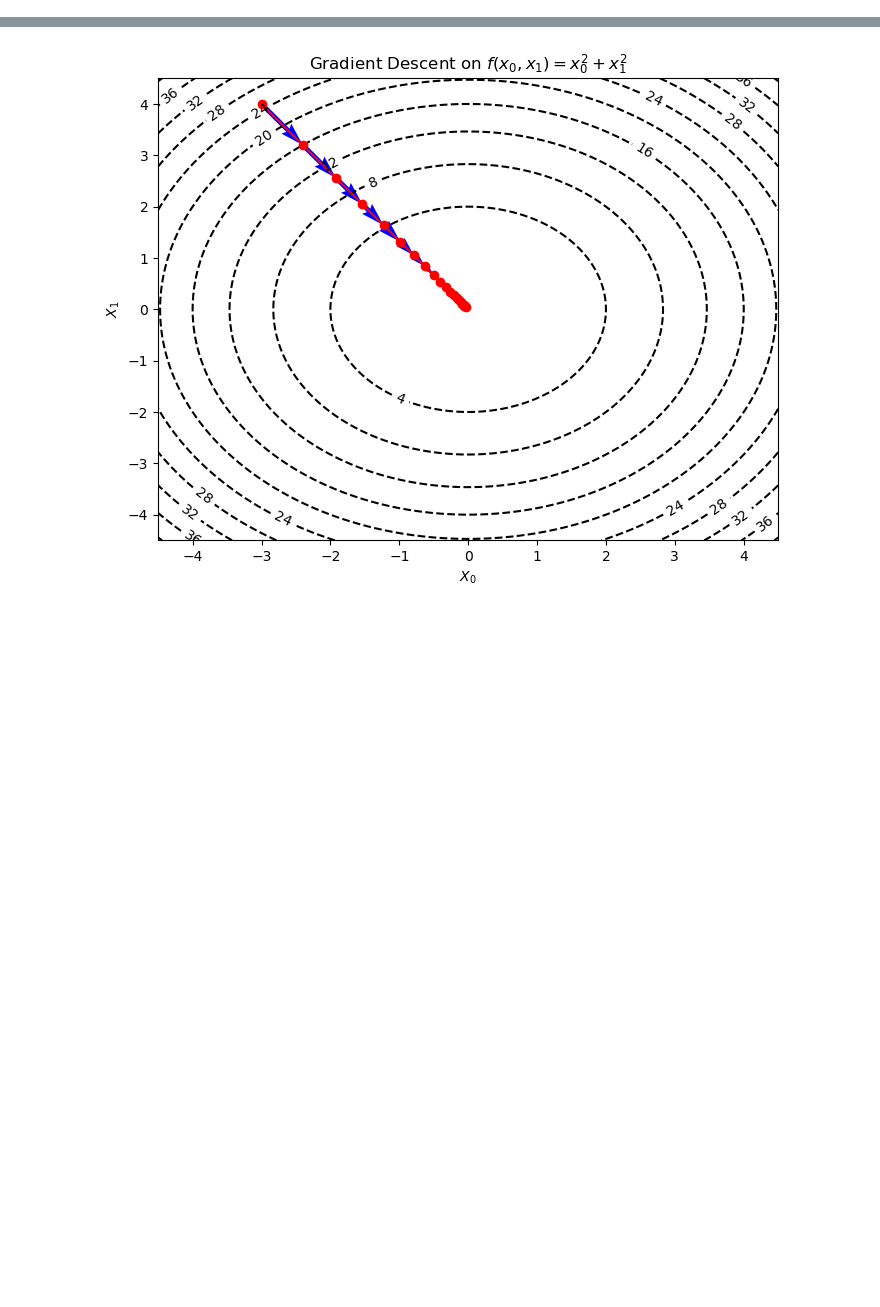
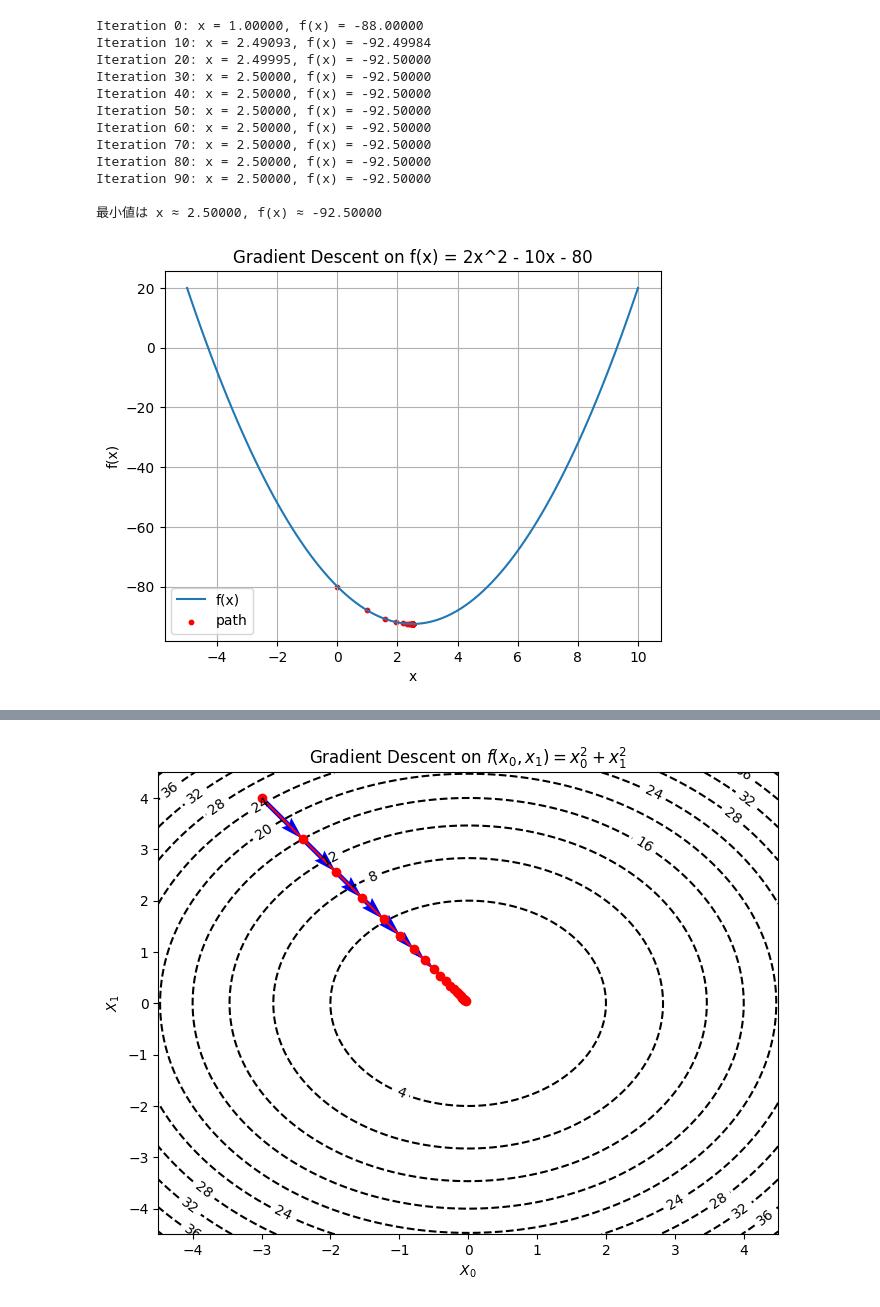
Before and after one commit to lvzeyu/css_nlp, a Jupyter notebook: notebook/NN_supp.ipynb, the cells around one changed output, grey strips where cells are left out. Drawn from its saved outputs; the diff is of its cells as text; code cells hidden in the pictures; blank space fills up the shorter version.

```diff
--- a/notebook/NN_supp.ipynb
+++ b/notebook/NN_supp.ipynb
@@ -19,3 +19,66 @@ def numberical_gradient(f, x, h=1e-5):
         grad[idx] = (fxh1 - fxh2) / (2 * h)
         x[idx] = tmp_val # 値を元に戻す
     return grad
+# %%
+import numpy as np
+import matplotlib.pyplot as plt
+
+# 関数 f(x) = 2x^2 - 10x - 80
+def function_f(x):
+    return 2 * x ** 2 - 10 * x - 80
+
+# 数値的勾配の計算
+def numerical_gradient(f, x, h=1e-5):
+    return (f(x + h) - f(x - h)) / (2 * h)
+
+# 勾配降下法
+def gradient_descent(initial_x, learning_rate, num_iterations):
+    x = initial_x
+    x_history = [x]
+
+    for i in range(num_iterations):
+        grad = numerical_gradient(function_f, x)
+        x = x - learning_rate * grad
+        x_history.append(x)
+        if i % 10 == 0:
+            print(f"Iteration {i}: x = {x:.5f}, f(x) = {function_f(x):.5f}")
+
+    return x_history
+
+# パラメータ設定
+initial_x = 0.0         # 初期値
+learning_rate = 0.1     # 学習率
+num_iterations = 100    # 繰り返し回数
+
+# 実行
+x_history = gradient_descent(initial_x, learning_rate, num_iterations)
+
+# 結果の表示
+x_min = x_history[-1]
+print("\n最小値は x ≈ {:.5f}, f(x) ≈ {:.5f}".format(x_min, function_f(x_min)))
+
+# 収束過程を可視化
+x_vals = np.linspace(-5, 10, 100)
+y_vals = function_f(x_vals)
+plt.plot(x_vals, y_vals, label="f(x)")
+plt.scatter(x_history, [function_f(x) for x in x_history], color='red', s=10, label="path")
+plt.xlabel("x")
+plt.ylabel("f(x)")
+plt.title("Gradient Descent on f(x) = 2x^2 - 10x - 80")
+plt.legend()
+plt.grid(True)
+plt.show()
+# %% [output]
+Iteration 0: x = 1.00000, f(x) = -88.00000
+Iteration 10: x = 2.49093, f(x) = -92.49984
+Iteration 20: x = 2.49995, f(x) = -92.50000
+Iteration 30: x = 2.50000, f(x) = -92.50000
+Iteration 40: x = 2.50000, f(x) = -92.50000
+Iteration 50: x = 2.50000, f(x) = -92.50000
+Iteration 60: x = 2.50000, f(x) = -92.50000
+Iteration 70: x = 2.50000, f(x) = -92.50000
+Iteration 80: x = 2.50000, f(x) = -92.50000
+Iteration 90: x = 2.50000, f(x) = -92.50000
+
+最小値は x ≈ 2.50000, f(x) ≈ -92.50000
+[figure, added]
```
Also changed, not shown: parts of 5 cells of this notebook, 3 other files.
